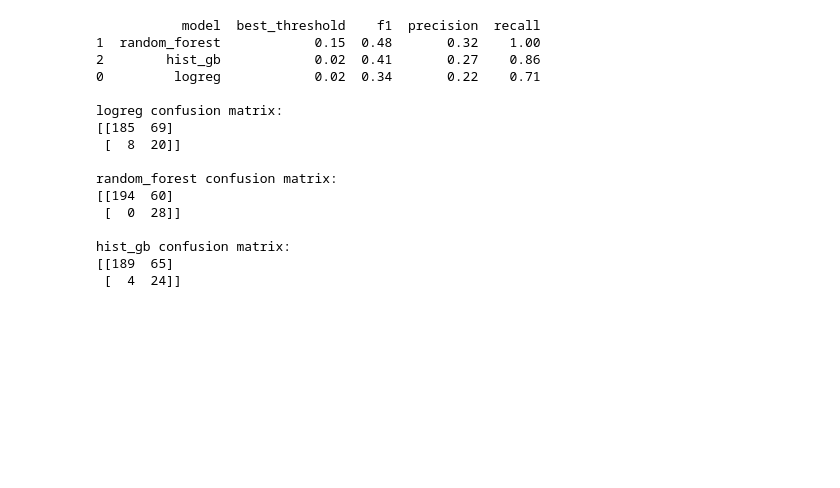
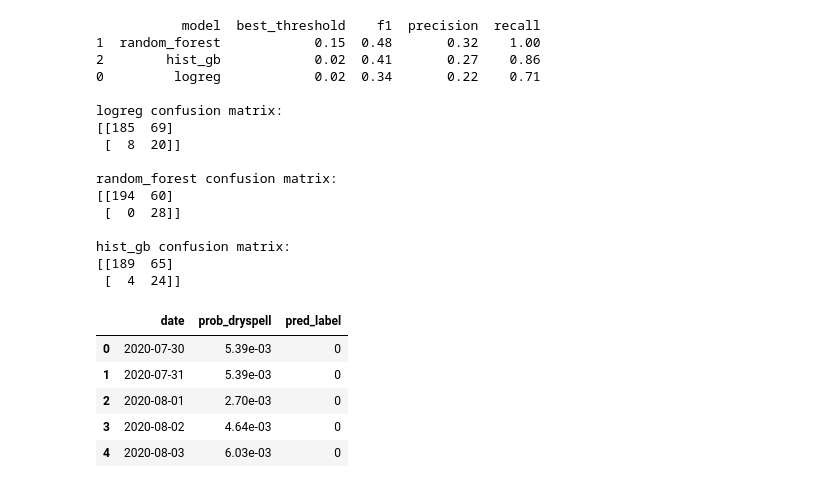
Before and after one commit to Mustafa777Xo/dry-spell, a Jupyter notebook: notebooks/04_modeling.ipynb, the cells around one changed output. Cells and saved outputs as stored; diff of their text form; code cells hidden in the pictures; blank space fills up the shorter version.

Commit message:
feat/ added decision-oriented summary and operational output to README; updated modeling notebook with predictions and statistics

```diff
--- a/notebooks/04_modeling.ipynb
+++ b/notebooks/04_modeling.ipynb
@@ -180,3 +180,36 @@ random_forest confusion matrix:
 hist_gb confusion matrix:
 [[189  65]
  [  4  24]]
+# %%
+# Refit best model on full training data
+best_threshold = 0.15
+
+X_full = train_df[feature_cols]
+y_full = train_df[target_col]
+best_model = RandomForestClassifier(
+    n_estimators=300,
+    max_depth=None,
+    min_samples_leaf=2,
+    class_weight="balanced",
+    random_state=42,
+    n_jobs=-1
+)
+best_model.fit(X_full, y_full)
+# Predict on test
+X_test = test_df[feature_cols]
+test_probs = best_model.predict_proba(X_test)[:, 1]
+test_pred = (test_probs >= best_threshold).astype(int)
+pred_df = pd.DataFrame({
+    "date": test_df["date"],
+    "prob_dryspell": test_probs,
+    "pred_label": test_pred
+})
+pred_df.to_csv("../data/processed/test_predictions.csv", index=False)
+pred_df.head()
+# %% [output]
+|  | date | prob_dryspell | pred_label |
+| 0 | 2020-07-30 | 5.39e-03 | 0 |
+| 1 | 2020-07-31 | 5.39e-03 | 0 |
+| 2 | 2020-08-01 | 2.70e-03 | 0 |
+| 3 | 2020-08-02 | 4.64e-03 | 0 |
+| 4 | 2020-08-03 | 6.03e-03 | 0 |
```
Also changed, not shown: parts of 1 cell of this notebook, 1 other file.
